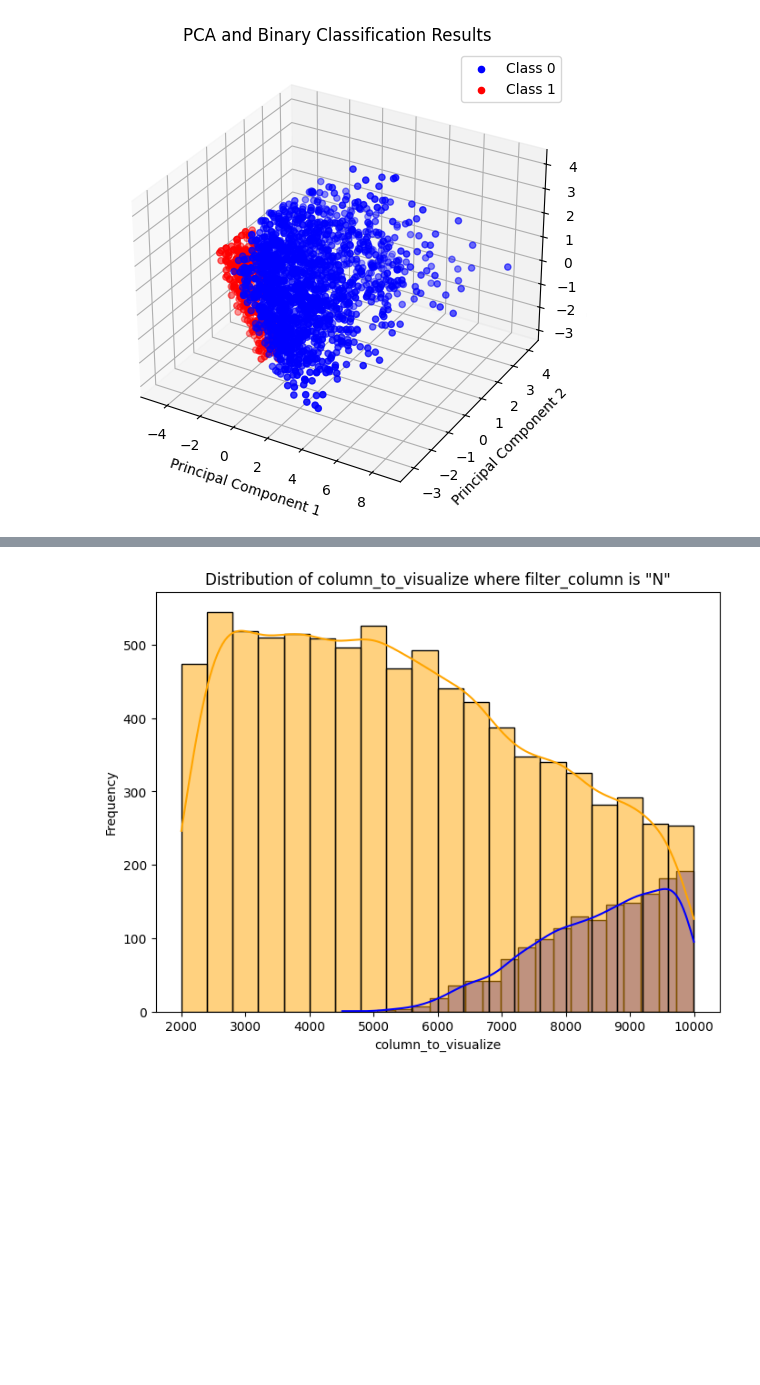
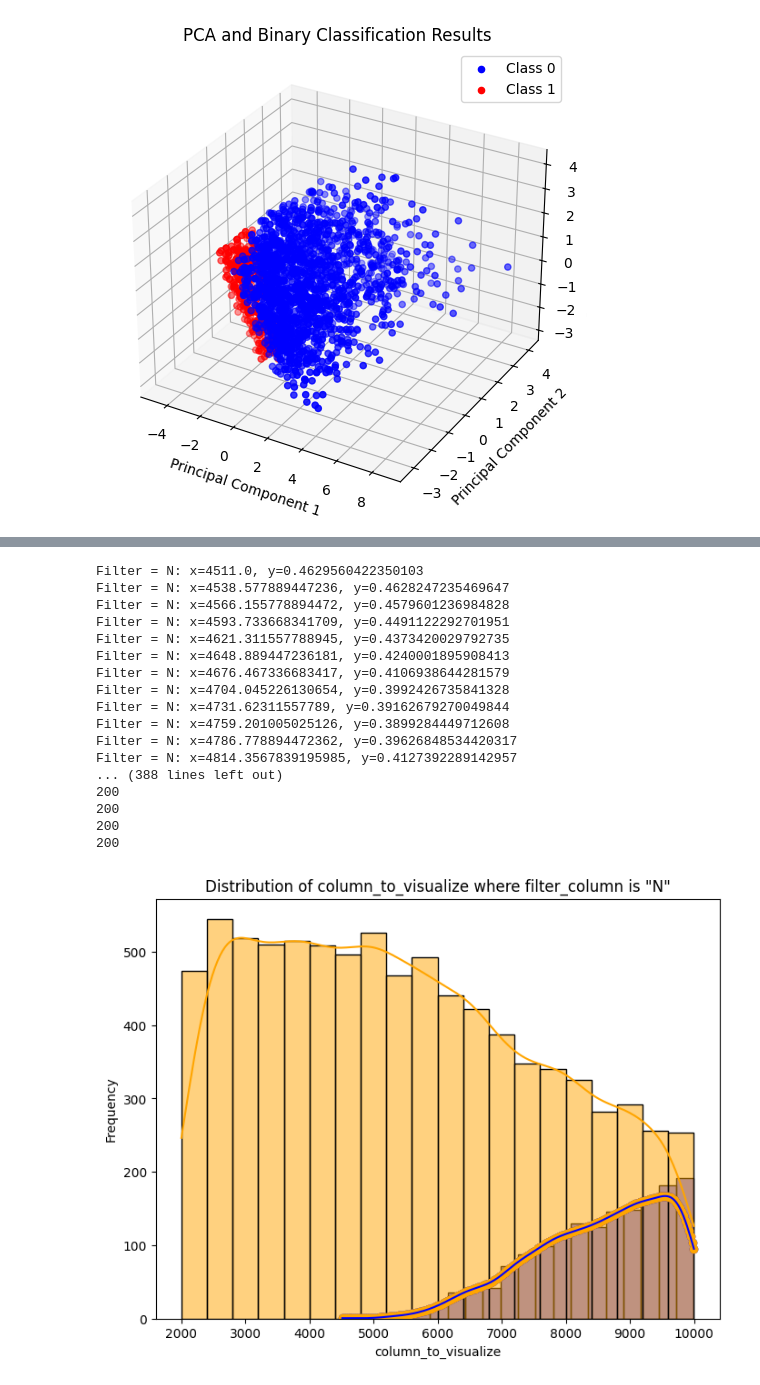
Before and after one commit to anishfish2/homestead-backend, a Jupyter notebook: analysis.ipynb, the cells around one changed output, grey strips where cells are left out. Drawn from its saved outputs; the diff is of its cells as text; code cells hidden in the pictures; blank space fills up the shorter version.

```diff
--- a/analysis.ipynb
+++ b/analysis.ipynb
@@ -350,14 +350,62 @@ Feature Contributions:
 # %%
 accepted_df = all_data[all_data['Approved'] == 1]
 rejected_df = all_data[all_data['Approved'] == 0]
 
 plt.figure(figsize=(8, 6))
-sns.histplot(accepted_df['GrossMonthlyIncome'],color='blue', bins=20, kde=True)
-sns.histplot(rejected_df['GrossMonthlyIncome'], color='orange', bins=20, kde=True)
+histplot_N = sns.histplot(accepted_df['GrossMonthlyIncome'],color='blue', bins=20, kde=True)
+histplot_Y = sns.histplot(rejected_df['GrossMonthlyIncome'], color='orange', bins=20, kde=True)
+
+line_N = histplot_N.get_lines()[0]
+line_Y = histplot_Y.get_lines()[0]
+
+# Extract x and y data
+x_N = line_N.get_xdata()
+y_N = line_N.get_ydata()
+
+x_Y = line_Y.get_xdata()
+y_Y = line_Y.get_ydata()
+
+# Display the data points
+for x, y in zip(x_N, y_N):
+    print(f'Filter = N: x={x}, y={y}')
+
+for x, y in zip(x_Y, y_Y):
+    print(f'Filter = Y: x={x}, y={y}')
+
+
+print(len(x_N))
+print(len(y_N))
+print(len(x_Y))
+print(len(y_Y))
+
+with open(output_filename, 'w') as file:
+    file.write("Filter = N:\n")
+
+# Plot the points
+plt.scatter(x_N, y_N, color='blue', marker='o', label='Filter = N points')
+plt.scatter(x_Y, y_Y, color='orange', marker='o', label='Filter = Y points')
+
 
 plt.title('Distribution of column_to_visualize where filter_column is "N"')
 plt.xlabel('column_to_visualize')
 plt.ylabel('Frequency')
 plt.show()
 # %% [output]
+Filter = N: x=4511.0, y=0.4629560422350103
+Filter = N: x=4538.577889447236, y=0.4628247235469647
+Filter = N: x=4566.155778894472, y=0.4579601236984828
+Filter = N: x=4593.733668341709, y=0.4491122292701951
+Filter = N: x=4621.311557788945, y=0.4373420029792735
+Filter = N: x=4648.889447236181, y=0.4240001895908413
+Filter = N: x=4676.467336683417, y=0.4106938644281579
+Filter = N: x=4704.045226130654, y=0.3992426735841328
+Filter = N: x=4731.62311557789, y=0.39162679270049844
+Filter = N: x=4759.201005025126, y=0.3899284449712608
+Filter = N: x=4786.778894472362, y=0.39626848534420317
+Filter = N: x=4814.3567839195985, y=0.4127392289142957
+... (388 lines left out)
+200
+200
+200
+200
-[figure, old version]
+[figure, new version]
```
Also changed, not shown: 1 other file.
